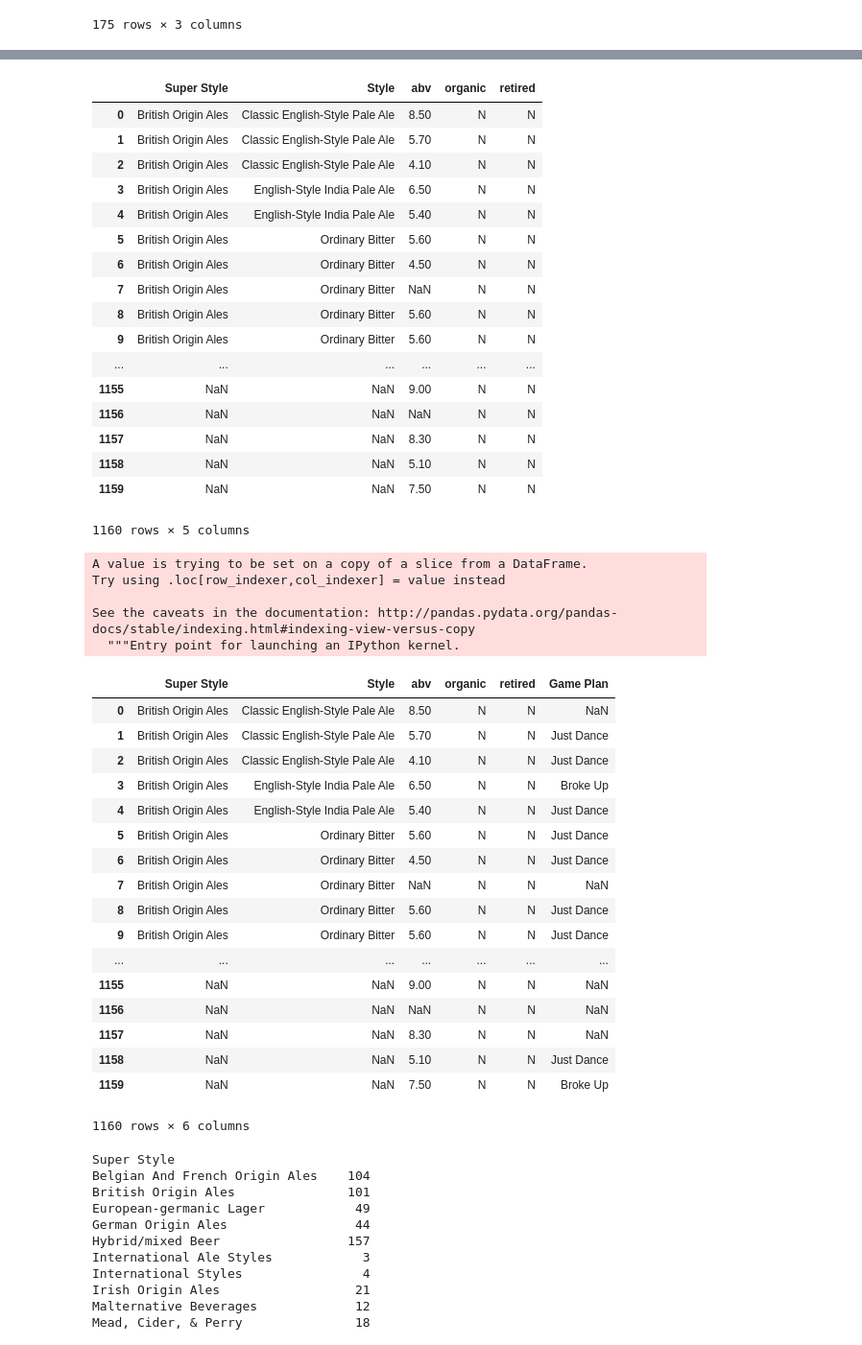
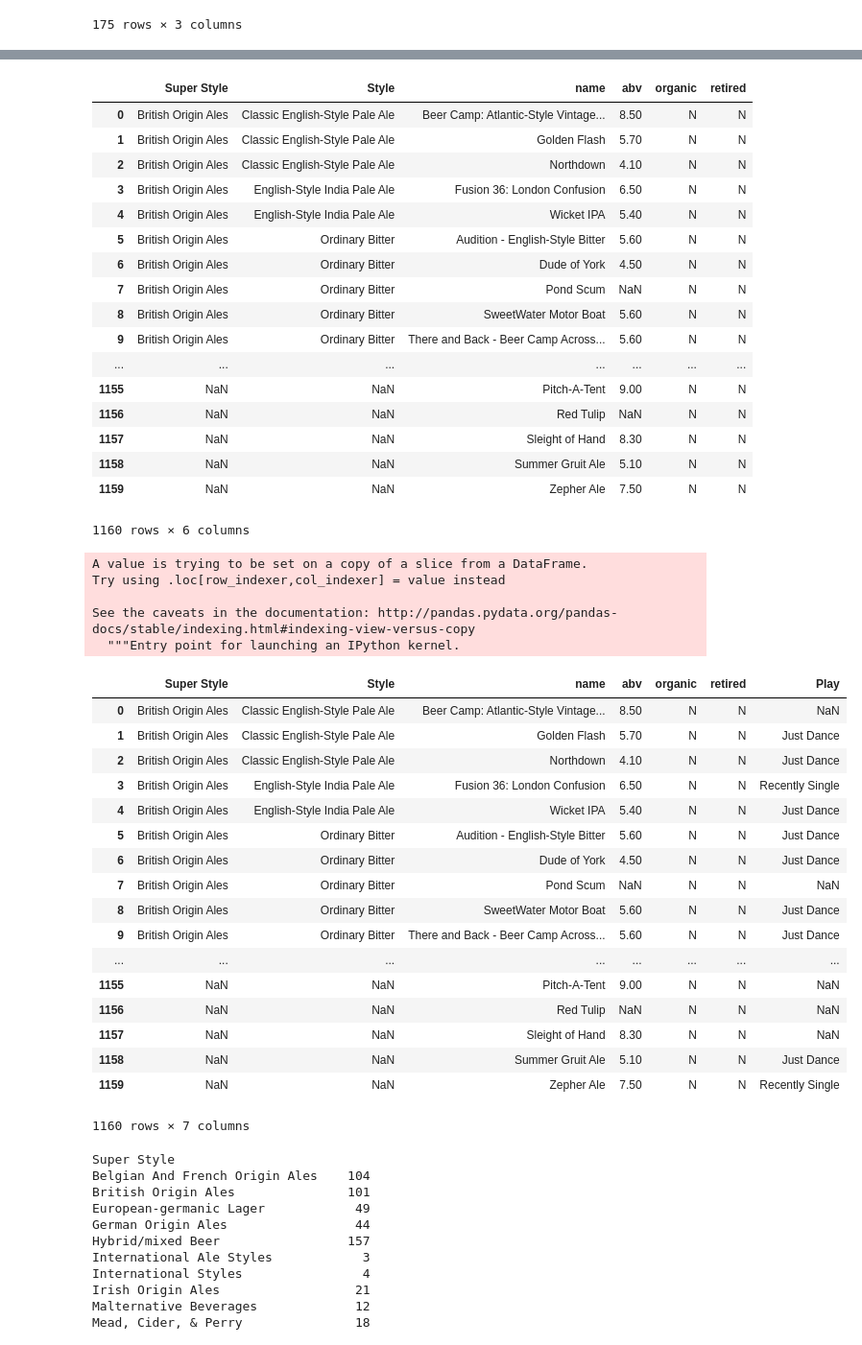
Before and after one commit to sponre01/project-one, a Jupyter notebook: Starter_Code_ML.ipynb, the cells around one changed output, grey strips where cells are left out. Shown: that part at 96% size. Cells and saved outputs as stored; diff of their text form; code cells hidden in the pictures.

```diff
--- a/Starter_Code_ML.ipynb
+++ b/Starter_Code_ML.ipynb
@@ -171,57 +171,57 @@ beer_style_df.head()
 # %%
 beer_style_df.to_csv('data/style_plus_beer.csv')
 # %%
-style_analysis_table = beer_style_df[["Super Style","Style","abv","organic","retired"]]
+style_analysis_table = beer_style_df[["Super Style","Style","name","abv","organic","retired"]]
 style_analysis_table
 # %% [output]
-|  | Super Style | Style | abv | organic | retired |
-| 0 | British Origin Ales | Classic English-Style Pale Ale | 8.50 | N | N |
-| 1 | British Origin Ales | Classic English-Style Pale Ale | 5.70 | N | N |
-| 2 | British Origin Ales | Classic English-Style Pale Ale | 4.10 | N | N |
-| 3 | British Origin Ales | English-Style India Pale Ale | 6.50 | N | N |
-| 4 | British Origin Ales | English-Style India Pale Ale | 5.40 | N | N |
-| 5 | British Origin Ales | Ordinary Bitter | 5.60 | N | N |
-| 6 | British Origin Ales | Ordinary Bitter | 4.50 | N | N |
-| 7 | British Origin Ales | Ordinary Bitter | NaN | N | N |
-| 8 | British Origin Ales | Ordinary Bitter | 5.60 | N | N |
-| 9 | British Origin Ales | Ordinary Bitter | 5.60 | N | N |
-| ... | ... | ... | ... | ... | ... |
-| 1155 | NaN | NaN | 9.00 | N | N |
-| 1156 | NaN | NaN | NaN | N | N |
-| 1157 | NaN | NaN | 8.30 | N | N |
-| 1158 | NaN | NaN | 5.10 | N | N |
-| 1159 | NaN | NaN | 7.50 | N | N |
+|  | Super Style | Style | name | abv | organic | retired |
+| 0 | British Origin Ales | Classic English-Style Pale Ale | Beer Camp: Atlantic-Style Vintage... | 8.50 | N | N |
+| 1 | British Origin Ales | Classic English-Style Pale Ale | Golden Flash | 5.70 | N | N |
+| 2 | British Origin Ales | Classic English-Style Pale Ale | Northdown | 4.10 | N | N |
+| 3 | British Origin Ales | English-Style India Pale Ale | Fusion 36: London Confusion | 6.50 | N | N |
+| 4 | British Origin Ales | English-Style India Pale Ale | Wicket IPA | 5.40 | N | N |
+| 5 | British Origin Ales | Ordinary Bitter | Audition - English-Style Bitter | 5.60 | N | N |
+| 6 | British Origin Ales | Ordinary Bitter | Dude of York | 4.50 | N | N |
+| 7 | British Origin Ales | Ordinary Bitter | Pond Scum | NaN | N | N |
+| 8 | British Origin Ales | Ordinary Bitter | SweetWater Motor Boat | 5.60 | N | N |
+| 9 | British Origin Ales | Ordinary Bitter | There and Back - Beer Camp Across... | 5.60 | N | N |
+| ... | ... | ... | ... | ... | ... | ... |
+| 1155 | NaN | NaN | Pitch-A-Tent | 9.00 | N | N |
+| 1156 | NaN | NaN | Red Tulip | NaN | N | N |
+| 1157 | NaN | NaN | Sleight of Hand | 8.30 | N | N |
+| 1158 | NaN | NaN | Summer Gruit Ale | 5.10 | N | N |
+| 1159 | NaN | NaN | Zepher Ale | 7.50 | N | N |
-1160 rows × 5 columns
+1160 rows × 6 columns
 # %%
 bins = [0,4,6,8]
-bin_names = ["Hiding","Just Dance","Broke Up"]
+bin_names = ["New Job","Just Dance","Recently Single"]
 # %%
-style_analysis_table["Game Plan"]=pd.cut(style_analysis_table["abv"],bins,labels=bin_names)
+style_analysis_table["Play"]=pd.cut(style_analysis_table["abv"],bins,labels=bin_names)
 style_analysis_table
 # %% [output]
 A value is trying to be set on a copy of a slice from a DataFrame.
 Try using .loc[row_indexer,col_indexer] = value instead
 
 See the caveats in the documentation: http://pandas.pydata.org/pandas-docs/stable/indexing.html#indexing-view-versus-copy
   """Entry point for launching an IPython kernel.
-|  | Super Style | Style | abv | organic | retired | Game Plan |
-| 0 | British Origin Ales | Classic English-Style Pale Ale | 8.50 | N | N | NaN |
-| 1 | British Origin Ales | Classic English-Style Pale Ale | 5.70 | N | N | Just Dance |
-| 2 | British Origin Ales | Classic English-Style Pale Ale | 4.10 | N | N | Just Dance |
-| 3 | British Origin Ales | English-Style India Pale Ale | 6.50 | N | N | Broke Up |
-| 4 | British Origin Ales | English-Style India Pale Ale | 5.40 | N | N | Just Dance |
-| 5 | British Origin Ales | Ordinary Bitter | 5.60 | N | N | Just Dance |
-| 6 | British Origin Ales | Ordinary Bitter | 4.50 | N | N | Just Dance |
-| 7 | British Origin Ales | Ordinary Bitter | NaN | N | N | NaN |
-| 8 | British Origin Ales | Ordinary Bitter | 5.60 | N | N | Just Dance |
-| 9 | British Origin Ales | Ordinary Bitter | 5.60 | N | N | Just Dance |
-| ... | ... | ... | ... | ... | ... | ... |
-| 1155 | NaN | NaN | 9.00 | N | N | NaN |
-| 1156 | NaN | NaN | NaN | N | N | NaN |
-| 1157 | NaN | NaN | 8.30 | N | N | NaN |
-| 1158 | NaN | NaN | 5.10 | N | N | Just Dance |
-| 1159 | NaN | NaN | 7.50 | N | N | Broke Up |
+|  | Super Style | Style | name | abv | organic | retired | Play |
+| 0 | British Origin Ales | Classic English-Style Pale Ale | Beer Camp: Atlantic-Style Vintage... | 8.50 | N | N | NaN |
+| 1 | British Origin Ales | Classic English-Style Pale Ale | Golden Flash | 5.70 | N | N | Just Dance |
+| 2 | British Origin Ales | Classic English-Style Pale Ale | Northdown | 4.10 | N | N | Just Dance |
+| 3 | British Origin Ales | English-Style India Pale Ale | Fusion 36: London Confusion | 6.50 | N | N | Recently Single |
+| 4 | British Origin Ales | English-Style India Pale Ale | Wicket IPA | 5.40 | N | N | Just Dance |
+| 5 | British Origin Ales | Ordinary Bitter | Audition - English-Style Bitter | 5.60 | N | N | Just Dance |
+| 6 | British Origin Ales | Ordinary Bitter | Dude of York | 4.50 | N | N | Just Dance |
+| 7 | British Origin Ales | Ordinary Bitter | Pond Scum | NaN | N | N | NaN |
+| 8 | British Origin Ales | Ordinary Bitter | SweetWater Motor Boat | 5.60 | N | N | Just Dance |
+| 9 | British Origin Ales | Ordinary Bitter | There and Back - Beer Camp Across... | 5.60 | N | N | Just Dance |
+| ... | ... | ... | ... | ... | ... | ... | ... |
+| 1155 | NaN | NaN | Pitch-A-Tent | 9.00 | N | N | NaN |
+| 1156 | NaN | NaN | Red Tulip | NaN | N | N | NaN |
+| 1157 | NaN | NaN | Sleight of Hand | 8.30 | N | N | NaN |
+| 1158 | NaN | NaN | Summer Gruit Ale | 5.10 | N | N | Just Dance |
+| 1159 | NaN | NaN | Zepher Ale | 7.50 | N | N | Recently Single |
-1160 rows × 6 columns
+1160 rows × 7 columns
 # %%
 grouped_df = style_analysis_table.groupby(['Super Style'])
 grouped_df.count()["Style"]
```
Also changed, not shown: parts of 6 cells of this notebook, 1 other file.
